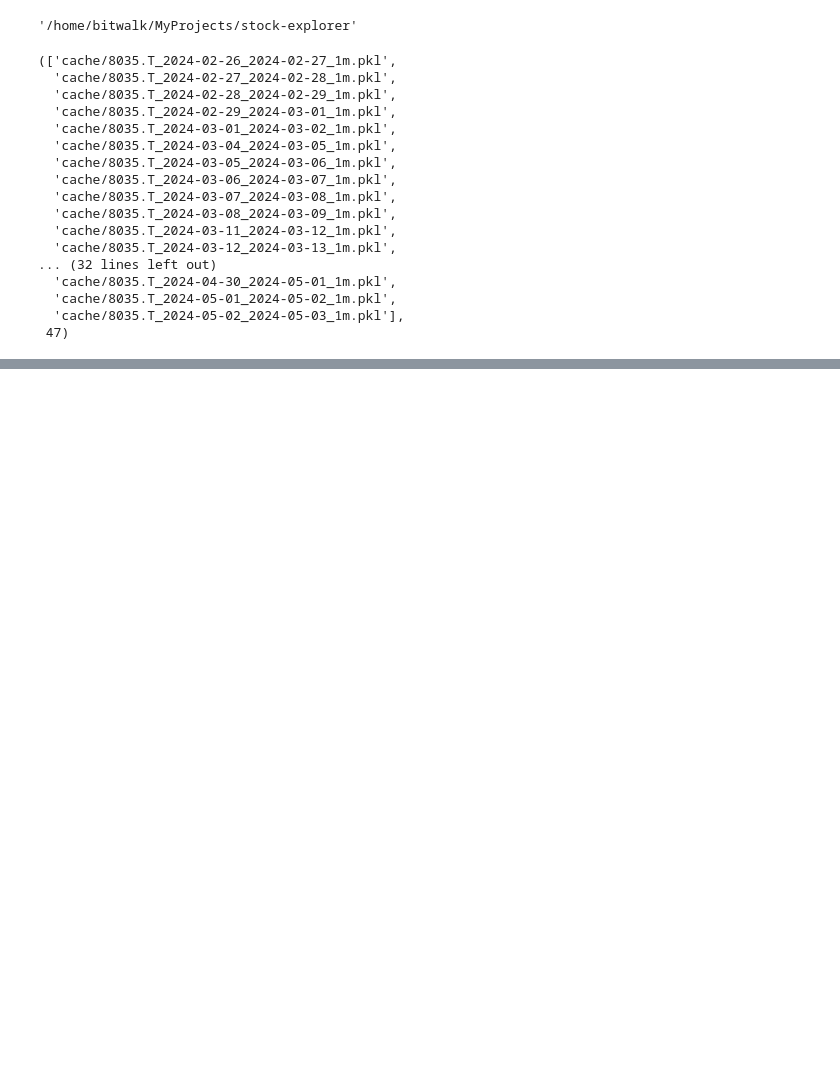
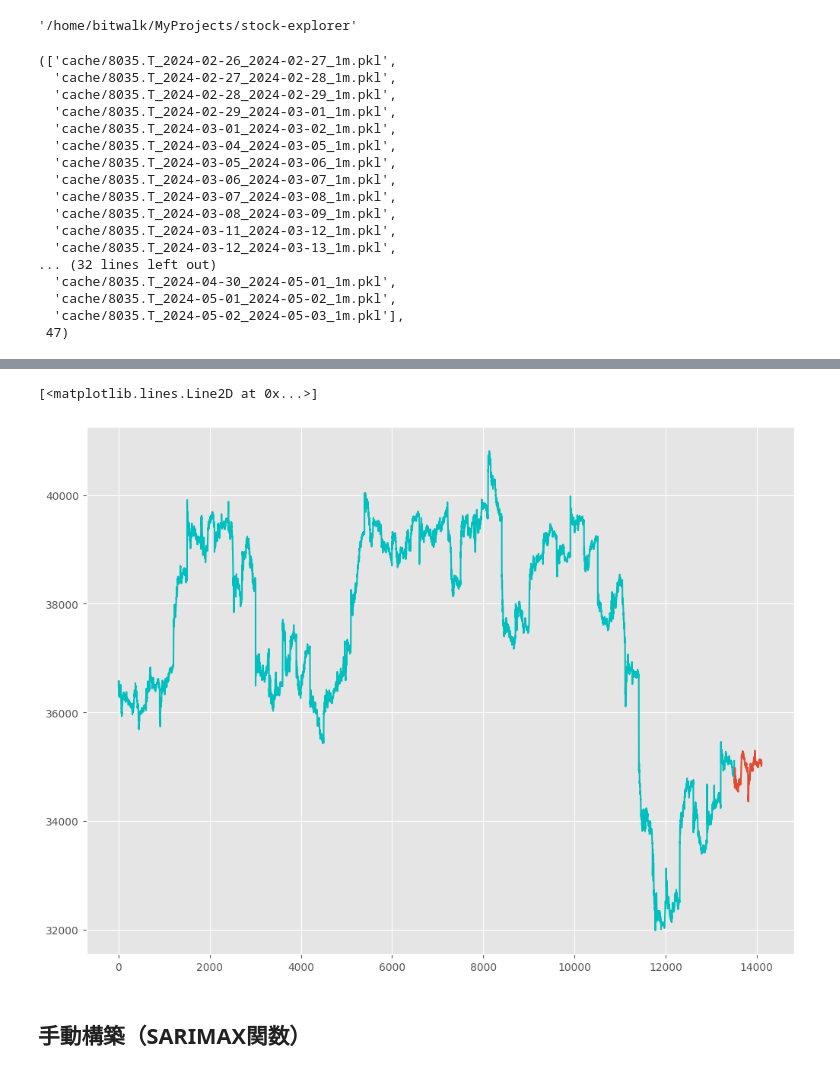
Before and after one commit to bitwalk123/stock-explorer, a Jupyter notebook: jupyter/analysis_day_trade_04.ipynb, the cells around one changed output, grey strips where cells are left out. Saved outputs shown, nothing was run; the diff lists cells and outputs as text; code cells hidden in the pictures; blank space fills up the shorter version.

```diff
--- a/jupyter/analysis_day_trade_04.ipynb
+++ b/jupyter/analysis_day_trade_04.ipynb
@@ -60,11 +80,0 @@ Name: Close, Length: 14109, dtype: float64
-# %%
-import matplotlib.pyplot as plt
-
-plt.rcParams["figure.figsize"] = (15, 5)
-fig, ax = plt.subplots()
-
-ax.plot(
-    df_close
-)
-plt.grid(linestyle=':')
-plt.show()
@@ -102,0 +81,5 @@ plt.show()
+# %%
+df2 = df
+df2['min'] = list(range(len(df2.index)))
+df3 = df2.set_index('min')
+df3
@@ -102,0 +101,13 @@ plt.show()
+# %%
+delta = 302 + 301
+df_train = df3.iloc[0:(len(df3) - delta), :]
+# %%
+df_test = df3.iloc[(len(df3) - delta):, :]
+# %%
+plt.plot(df_train, color='c')
+plt.plot(df_test)
+# %% [output]
+[<matplotlib.lines.Line2D at 0x...>]
+[figure, added]
+# %% [markdown]
+## 手動構築（SARIMAX関数）
```
Also changed, not shown: parts of 12 cells of this notebook, 2 other files.
